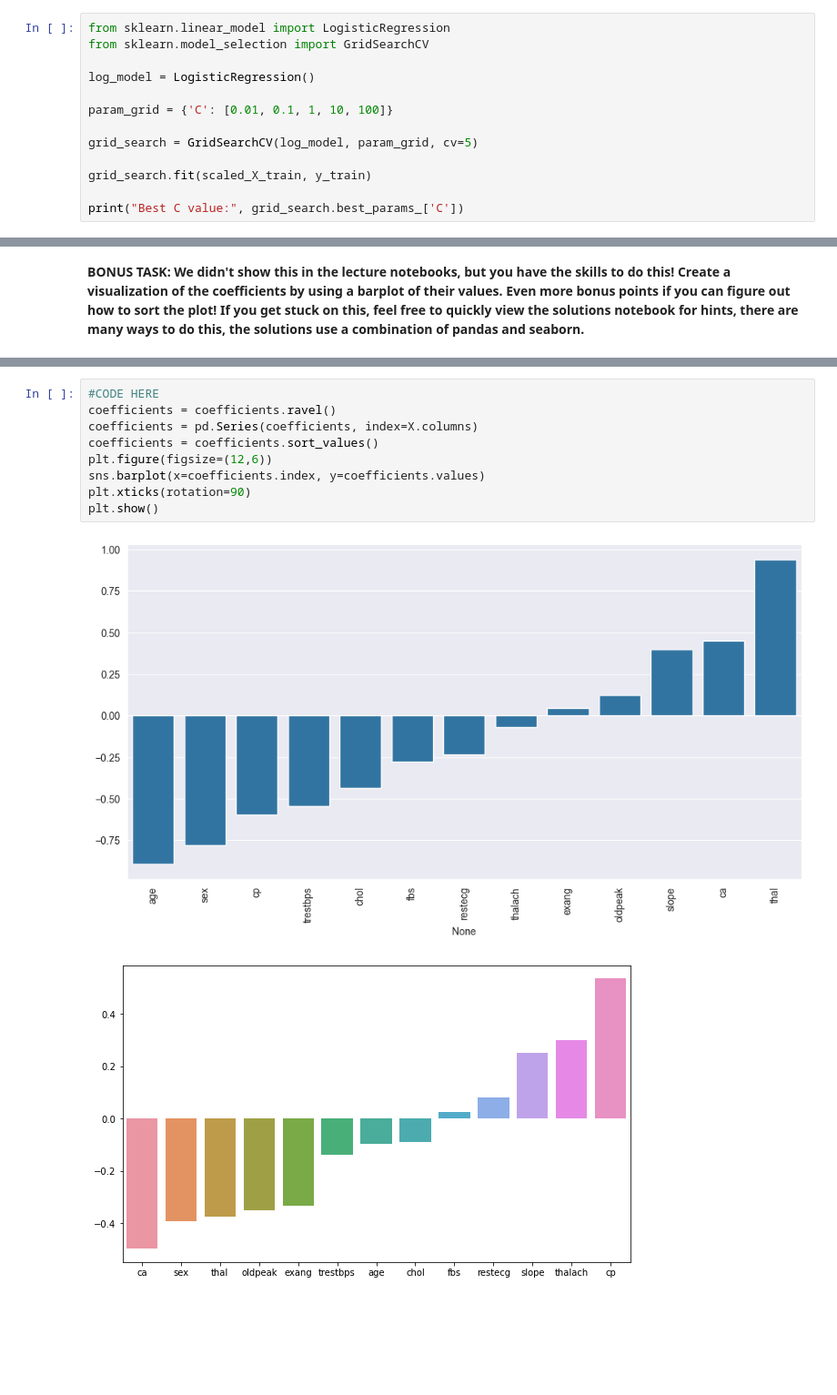
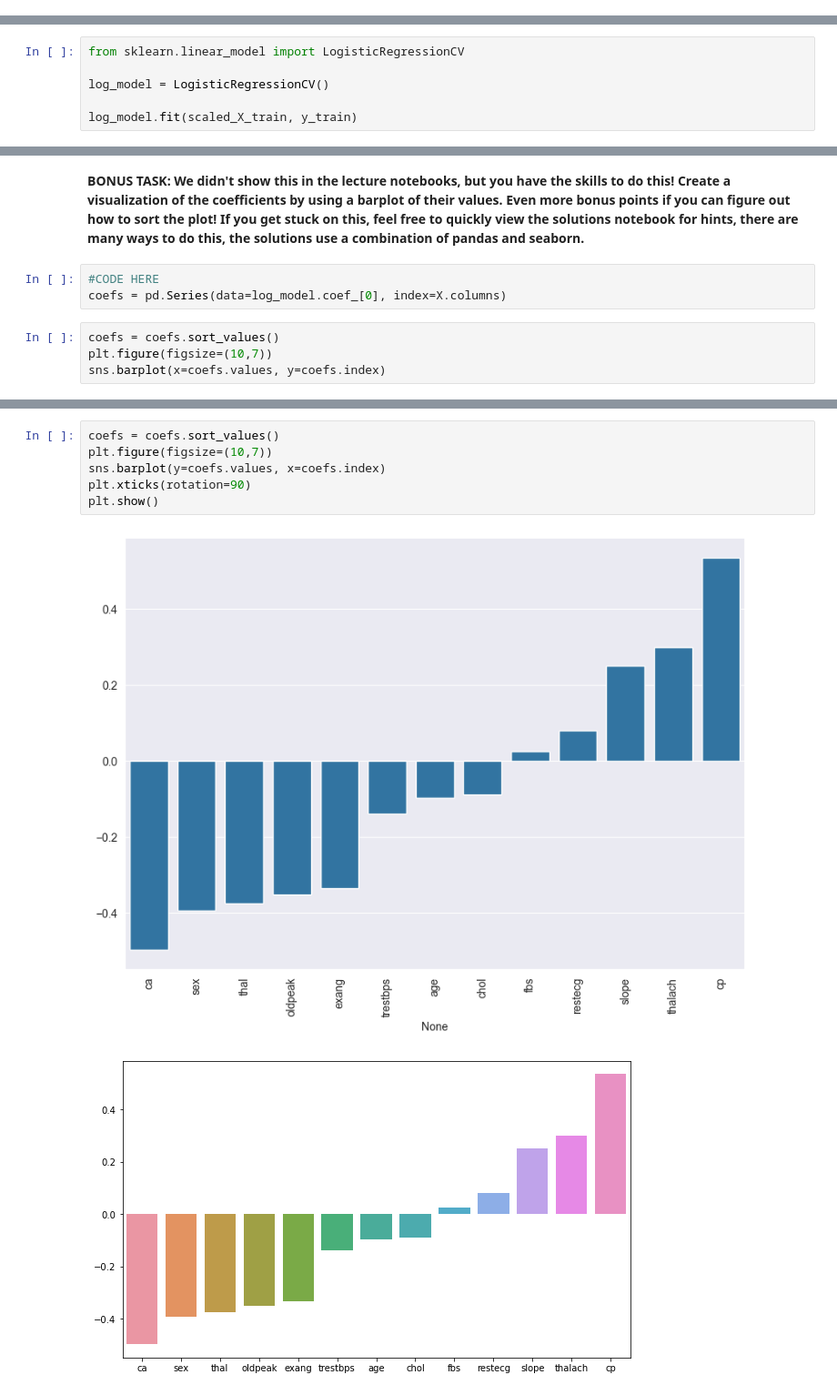
Before and after one commit to ZygimantasB/data_science_ml_learning, a Jupyter notebook: Section 13 Logistic Regression/02-Logistic-Regression-Project-Exercise .ipynb, the cells around one changed output, grey strips where cells are left out. Shown at 91% size. Cells and saved outputs as stored; diff of their text form; blank space fills up the shorter version.

```diff
--- a/Section 13 Logistic Regression/02-Logistic-Regression-Project-Exercise .ipynb
+++ b/Section 13 Logistic Regression/02-Logistic-Regression-Project-Exercise .ipynb
@@ -211,16 +229,3 @@ scaled_X_test = scaler.transform(X_test)
 ## Logistic Regression Model
 
 **TASK: Create a Logistic Regression model and use Cross-Validation to find a well-performing C value for the hyper-parameter search. You have two options here, use *LogisticRegressionCV* OR use a combination of *LogisticRegression* and *GridSearchCV*. The choice is up to you.**
-# %%
-from sklearn.linear_model import LogisticRegression
-from sklearn.model_selection import GridSearchCV
-
-log_model = LogisticRegression()
-
-param_grid = {'C': [0.01, 0.1, 1, 10, 100]}
-
-grid_search = GridSearchCV(log_model, param_grid, cv=5)
-
-grid_search.fit(scaled_X_train, y_train)
-
-print("Best C value:", grid_search.best_params_['C'])
@@ -228,0 +232,6 @@ Best C value: 10
+# %%
+from sklearn.linear_model import LogisticRegressionCV
+
+log_model = LogisticRegressionCV()
+
+log_model.fit(scaled_X_train, y_train)
@@ -260,2 +284,9 @@ Model Coefficients: [[-0.06705635 -0.78089636  0.93714685 -0.27957113 -0.2330919
 # %% [markdown]
 **BONUS TASK: We didn't show this in the lecture notebooks, but you have the skills to do this! Create a visualization of the coefficients by using a barplot of their values. Even more bonus points if you can figure out how to sort the plot! If you get stuck on this, feel free to quickly view the solutions notebook for hints, there are many ways to do this, the solutions use a combination of pandas and seaborn.**
+# %%
+#CODE HERE
+coefs = pd.Series(data=log_model.coef_[0], index=X.columns)
+# %%
+coefs = coefs.sort_values()
+plt.figure(figsize=(10,7))
+sns.barplot(x=coefs.values, y=coefs.index)
@@ -262,14 +296,11 @@ Model Coefficients: [[-0.06705635 -0.78089636  0.93714685 -0.27957113 -0.2330919
 # %%
-#CODE HERE
-coefficients = coefficients.ravel()
-coefficients = pd.Series(coefficients, index=X.columns)
-coefficients = coefficients.sort_values()
-plt.figure(figsize=(12,6))
-sns.barplot(x=coefficients.index, y=coefficients.values)
+coefs = coefs.sort_values()
+plt.figure(figsize=(10,7))
+sns.barplot(y=coefs.values, x=coefs.index)
 plt.xticks(rotation=90)
 plt.show()
 # %% [output]
-[figure, old version]
+[figure, new version]
 # %%
 # %% [output]
 [figure]
```
Also changed, not shown: parts of 20 cells of this notebook.
